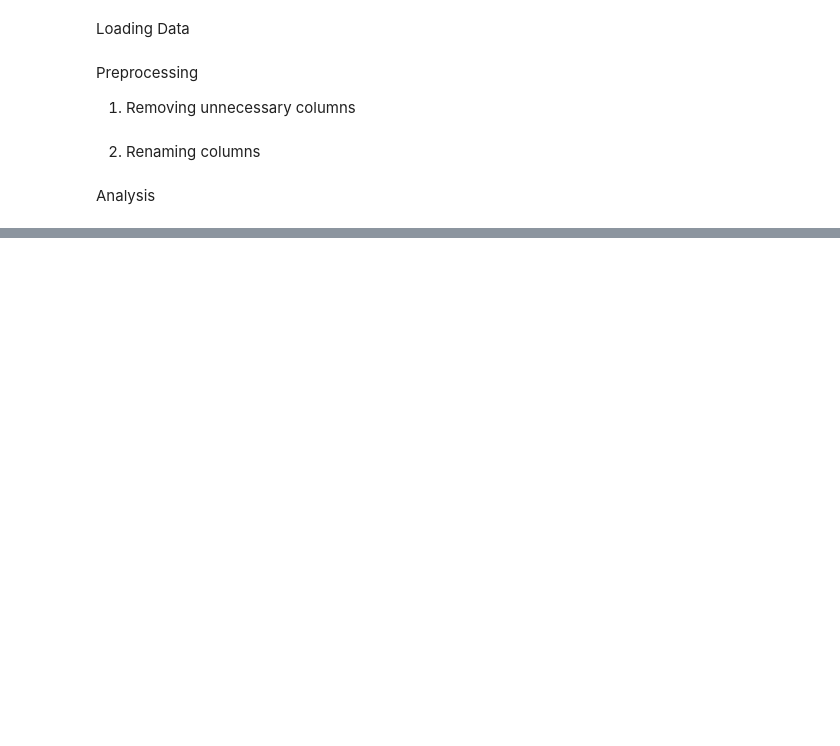
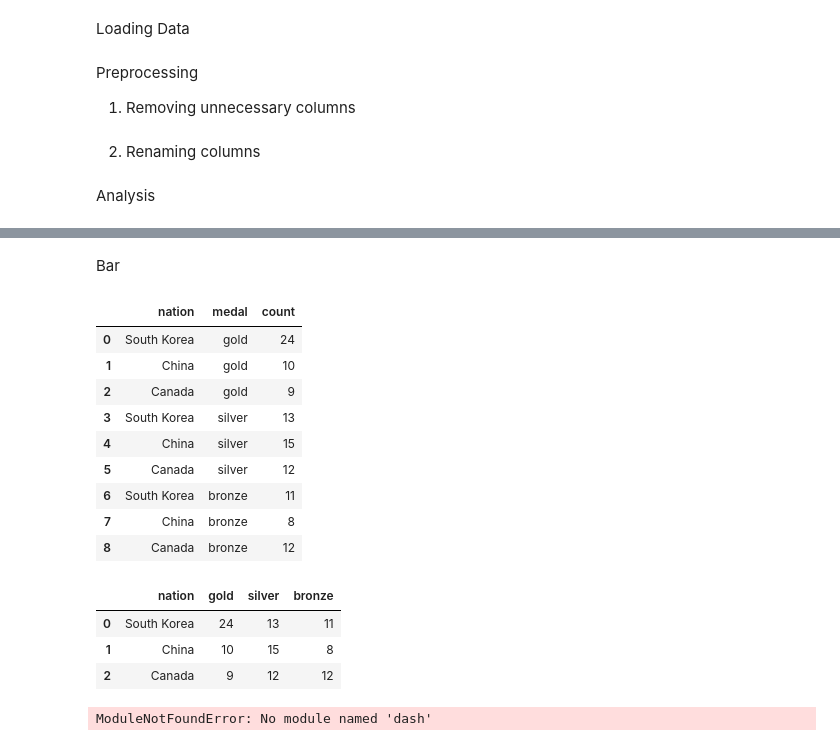
Before and after one commit to ShreyanshTripathi07/data-science, a Jupyter notebook: Analytics/pandas.ipynb, the cells around one changed output, grey strips where cells are left out. Drawn from its saved outputs; the diff is of its cells as text; code cells hidden in the pictures; blank space fills up the shorter version.

Commit message:
plotly.express

```diff
--- a/Analytics/pandas.ipynb
+++ b/Analytics/pandas.ipynb
@@ -47,0 +239,2 @@ df.head()
+# %% [markdown]
+Bar
@@ -47,0 +246,20 @@ df.head()
+# %%
+import plotly.express as px
+
+long_df = px.data.medals_long()
+
+fig = px.bar(long_df, x="nation", y="count", color="medal", title="Long-Form Input")
+fig.show()
+# %%
+long_df
+# %% [output]
+|  | nation | medal | count |
+| 0 | South Korea | gold | 24 |
+| 1 | China | gold | 10 |
+| 2 | Canada | gold | 9 |
+| 3 | South Korea | silver | 13 |
+| 4 | China | silver | 15 |
+| 5 | Canada | silver | 12 |
+| 6 | South Korea | bronze | 11 |
+| 7 | China | bronze | 8 |
+| 8 | Canada | bronze | 12 |
@@ -47,0 +273,40 @@ df.head()
+# %%
+wide_df
+# %% [output]
+|  | nation | gold | silver | bronze |
+| 0 | South Korea | 24 | 13 | 11 |
+| 1 | China | 10 | 15 | 8 |
+| 2 | Canada | 9 | 12 | 12 |
+# %%
+from dash import Dash, dcc, html, Input, Output
+import plotly.express as px
+
+app = Dash(__name__)
+
+
+app.layout = html.Div([
+    html.H4('Restaurant tips by day of week'),
+    dcc.Dropdown(
+        id="dropdown",
+        options=["Fri", "Sat", "Sun"],
+        value="Fri",
+        clearable=False,
+    ),
+    dcc.Graph(id="graph"),
+])
+
+
+@app.callback(
+    Output("graph", "figure"),
+    Input("dropdown", "value"))
+def update_bar_chart(day):
+    df = px.data.tips() # replace with your own data source
+    mask = df["day"] == day
+    fig = px.bar(df[mask], x="sex", y="total_bill",
+                 color="smoker", barmode="group")
+    return fig
+
+
+app.run_server(debug=True)
+# %% [output]
+ModuleNotFoundError: No module named 'dash'
```
Also changed, not shown: parts of 62 cells of this notebook.
